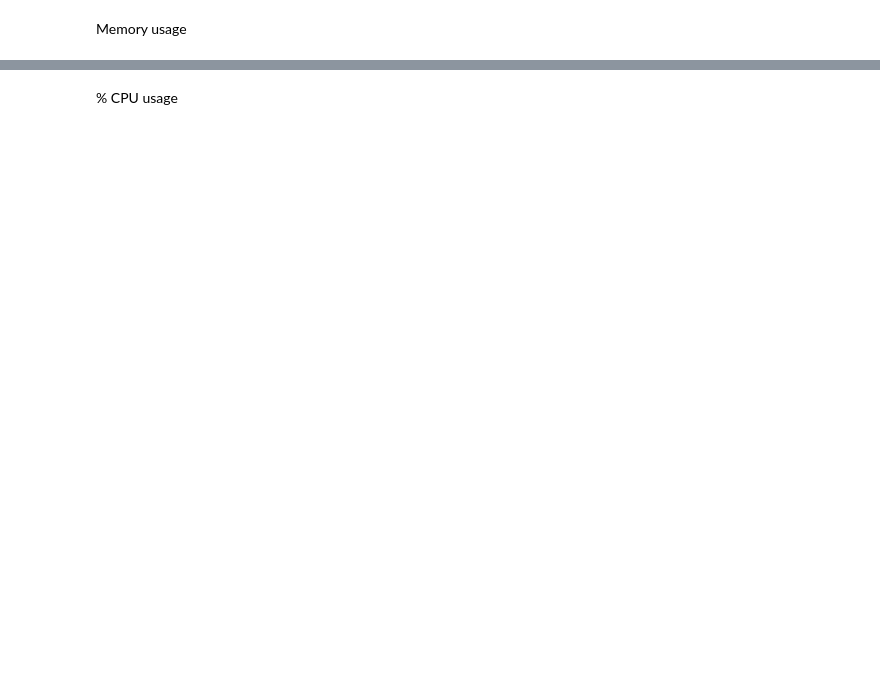
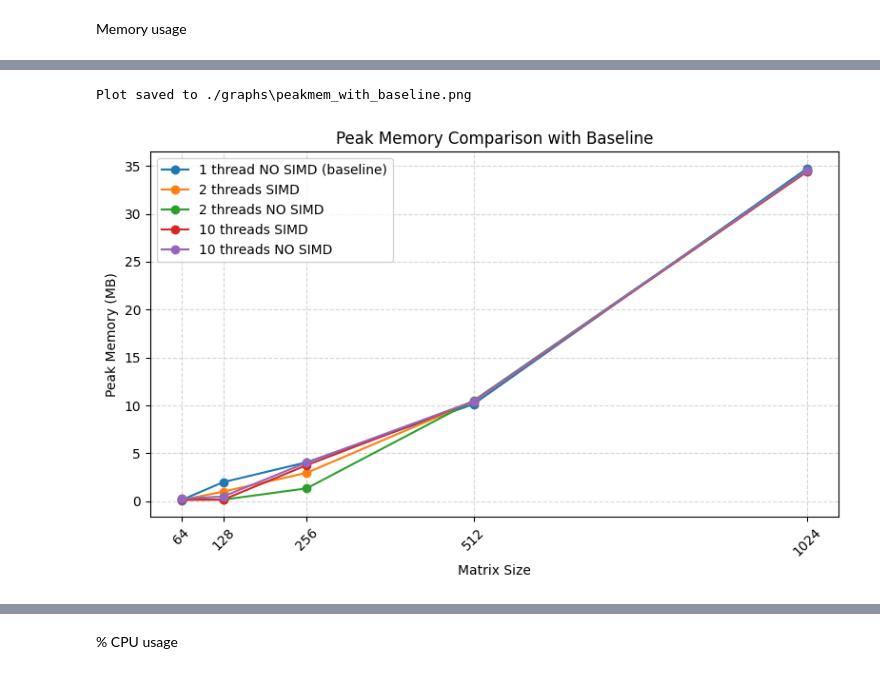
Before and after one commit to KaarloCaballero/Big_data-Task_3, a Jupyter notebook: process_data.ipynb, the cells around one changed output, grey strips where cells are left out. Drawn from its saved outputs; the diff is of its cells as text; code cells hidden in the pictures; blank space fills up the shorter version.

```diff
--- a/process_data.ipynb
+++ b/process_data.ipynb
@@ -457,0 +866,72 @@ Plot saved to ./graphs\peak_mem_mb_std_absolute_without_simd.png
+# %%
+# Preparar variables
+matrix_sizes = sorted(agg_df['matrix_size'].unique())
+
+metric = "peak_mem_mb_mean"
+
+baseline_1thread_none = []
+peak_simd_2 = []
+peak_none_2 = []
+peak_simd_10 = []
+peak_none_10 = []
+
+for size in matrix_sizes:
+
+    # Baseline: 1 thread, no SIMD
+    df_none = agg_df[(agg_df["matrix_size"] == size) & (agg_df["vectorization"] == "none")]
+    t1_none = df_none[df_none["threads"] == 1][metric].mean()
+    baseline_1thread_none.append(t1_none)
+
+    # SIMD
+    df_simd = agg_df[(agg_df["matrix_size"] == size) & (agg_df["vectorization"] == "simd")]
+    peak_simd_2.append(df_simd[df_simd["threads"] == 2][metric].mean())
+    peak_simd_10.append(df_simd[df_simd["threads"] == 10][metric].mean())
+
+    # NONE
+    peak_none_2.append(df_none[df_none["threads"] == 2][metric].mean())
+    peak_none_10.append(df_none[df_none["threads"] == 10][metric].mean())
+
+# ----------------------------------------------------------------------
+# Graficar comparación combinada con baseline
+# ----------------------------------------------------------------------
+
+plot_lines(
+    x=matrix_sizes,
+    y=[
+        baseline_1thread_none,
+        peak_simd_2,
+        peak_none_2,
+        peak_simd_10,
+        peak_none_10
+    ],
+    labels=[
+        "1 thread NO SIMD (baseline)",
+        "2 threads SIMD",
+        "2 threads NO SIMD",
+        "10 threads SIMD",
+        "10 threads NO SIMD"
+    ],
+    file_name="peakmem_with_baseline.png",
+    title="Peak Memory Comparison with Baseline",
+    xlabel="Matrix Size",
+    ylabel="Peak Memory (MB)",
+    markers=True
+)
+
+# ----------------------------------------------------------------------
+# Tabla con los datos usados
+# ----------------------------------------------------------------------
+
+comparison_table = pd.DataFrame({
+    "matrix_size": matrix_sizes,
+    "baseline_1thread_none_MB": baseline_1thread_none,
+    "peak_simd_2_MB": peak_simd_2,
+    "peak_none_2_MB": peak_none_2,
+    "peak_simd_10_MB": peak_simd_10,
+    "peak_none_10_MB": peak_none_10
+})
+
+print(comparison_table)
+# %% [output]
+Plot saved to ./graphs\peakmem_with_baseline.png
+[figure, added]
```
Also changed, not shown: parts of 20 cells of this notebook, 4 other files.
